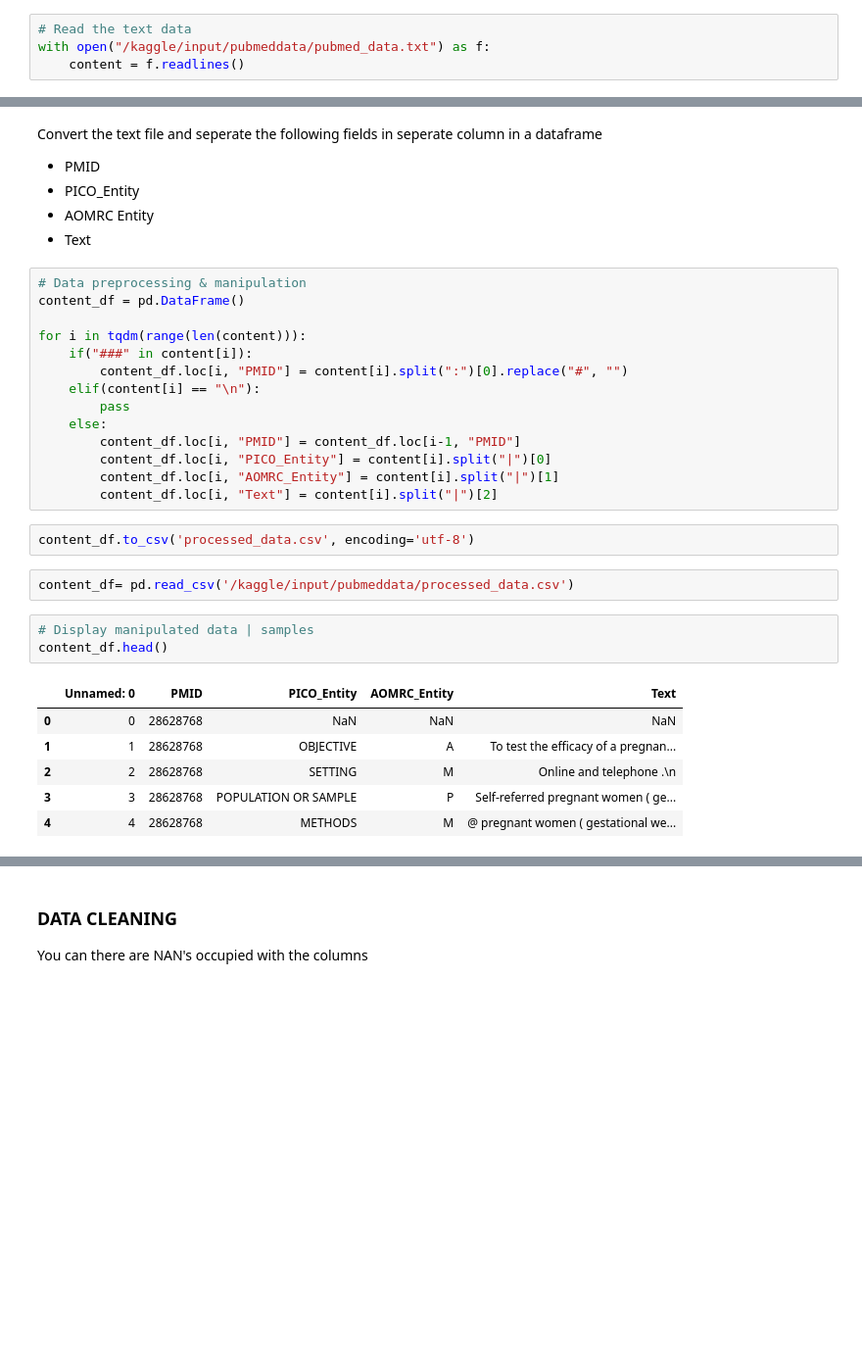
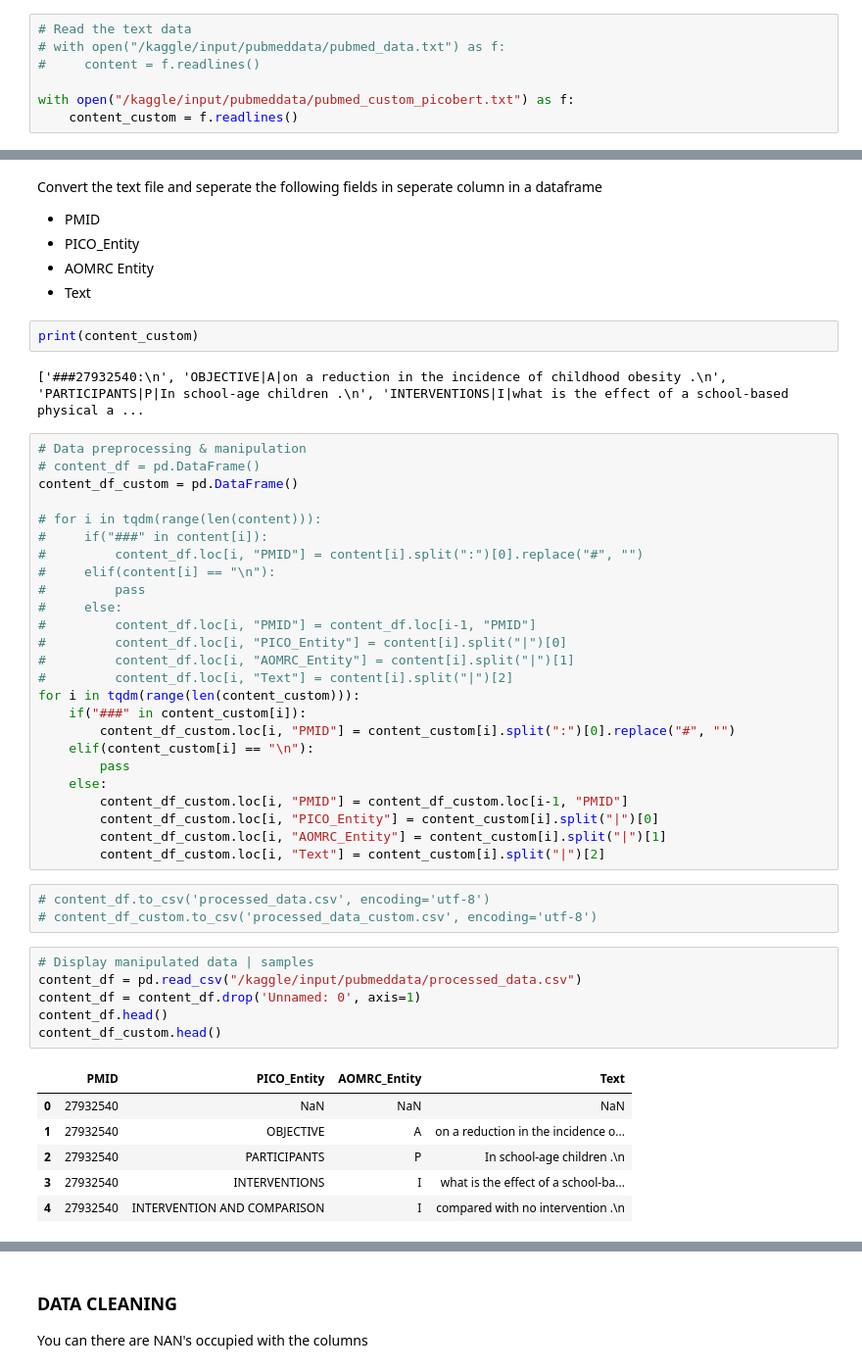
Before and after one commit to lukecage0/QL4POMR-Mitacs, a Jupyter notebook: Task-2/Code/PicoBert.ipynb, the cells around one changed output, grey strips where cells are left out. Shown at 98% size. Saved outputs shown, nothing was run; the diff lists cells and outputs as text; blank space fills up the shorter version.

```diff
--- a/Task-2/Code/PicoBert.ipynb
+++ b/Task-2/Code/PicoBert.ipynb
@@ -100,5 +95,8 @@ def replace_entity(old_entity):
     return(entity)
 # %%
 # Read the text data
-with open("/kaggle/input/pubmeddata/pubmed_data.txt") as f:
-    content = f.readlines()
+# with open("/kaggle/input/pubmeddata/pubmed_data.txt") as f:
+#     content = f.readlines()
+
+with open("/kaggle/input/pubmeddata/pubmed_custom_picobert.txt") as f:
+    content_custom = f.readlines()
@@ -116,31 +115,48 @@ Convert the text file and seperate the following fields in seperate column in a
 * PICO_Entity
 * AOMRC Entity
 * Text
+# %%
+print(content_custom)
+# %% [output]
+['###27932540:\n', 'OBJECTIVE|A|on a reduction in the incidence of childhood obesity .\n', 'PARTICIPANTS|P|In school-age children .\n', 'INTERVENTIONS|I|what is the effect of a school-based physical a ...
 # %%
 # Data preprocessing & manipulation
-content_df = pd.DataFrame()
+# content_df = pd.DataFrame()
+content_df_custom = pd.DataFrame()
 
-for i in tqdm(range(len(content))):
-    if("###" in content[i]):
-        content_df.loc[i, "PMID"] = content[i].split(":")[0].replace("#", "")
-    elif(content[i] == "\n"):
+# for i in tqdm(range(len(content))):
+#     if("###" in content[i]):
+#         content_df.loc[i, "PMID"] = content[i].split(":")[0].replace("#", "")
+#     elif(content[i] == "\n"):
+#         pass
+#     else:
+#         content_df.loc[i, "PMID"] = content_df.loc[i-1, "PMID"]
+#         content_df.loc[i, "PICO_Entity"] = content[i].split("|")[0]
+#         content_df.loc[i, "AOMRC_Entity"] = content[i].split("|")[1]
+#         content_df.loc[i, "Text"] = content[i].split("|")[2]
+for i in tqdm(range(len(content_custom))):
+    if("###" in content_custom[i]):
+        content_df_custom.loc[i, "PMID"] = content_custom[i].split(":")[0].replace("#", "")
+    elif(content_custom[i] == "\n"):
         pass
     else:
-        content_df.loc[i, "PMID"] = content_df.loc[i-1, "PMID"]
-        content_df.loc[i, "PICO_Entity"] = content[i].split("|")[0]
-        content_df.loc[i, "AOMRC_Entity"] = content[i].split("|")[1]
-        content_df.loc[i, "Text"] = content[i].split("|")[2]
+        content_df_custom.loc[i, "PMID"] = content_df_custom.loc[i-1, "PMID"]
+        content_df_custom.loc[i, "PICO_Entity"] = content_custom[i].split("|")[0]
+        content_df_custom.loc[i, "AOMRC_Entity"] = content_custom[i].split("|")[1]
+        content_df_custom.loc[i, "Text"] = content_custom[i].split("|")[2]
 # %%
-content_df.to_csv('processed_data.csv', encoding='utf-8')
+# content_df.to_csv('processed_data.csv', encoding='utf-8')
+# content_df_custom.to_csv('processed_data_custom.csv', encoding='utf-8')
-# %%
-content_df= pd.read_csv('/kaggle/input/pubmeddata/processed_data.csv')
 # %%
 # Display manipulated data | samples
+content_df = pd.read_csv("/kaggle/input/pubmeddata/processed_data.csv")
+content_df = content_df.drop('Unnamed: 0', axis=1)
 content_df.head()
+content_df_custom.head()
 # %% [output]
-|  | Unnamed: 0 | PMID | PICO_Entity | AOMRC_Entity | Text |
-| 0 | 0 | 28628768 | NaN | NaN | NaN |
-| 1 | 1 | 28628768 | OBJECTIVE | A | To test the efficacy of a pregnan... |
-| 2 | 2 | 28628768 | SETTING | M | Online and telephone .\n |
-| 3 | 3 | 28628768 | POPULATION OR SAMPLE | P | Self-referred pregnant women ( ge... |
-| 4 | 4 | 28628768 | METHODS | M | @ pregnant women ( gestational we... |
+|  | PMID | PICO_Entity | AOMRC_Entity | Text |
+| 0 | 27932540 | NaN | NaN | NaN |
+| 1 | 27932540 | OBJECTIVE | A | on a reduction in the incidence o... |
+| 2 | 27932540 | PARTICIPANTS | P | In school-age children .\n |
+| 3 | 27932540 | INTERVENTIONS | I | what is the effect of a school-ba... |
+| 4 | 27932540 | INTERVENTION AND COMPARISON | I | compared with no intervention .\n |
```
Also changed, not shown: parts of 48 cells of this notebook, 1 other file.
